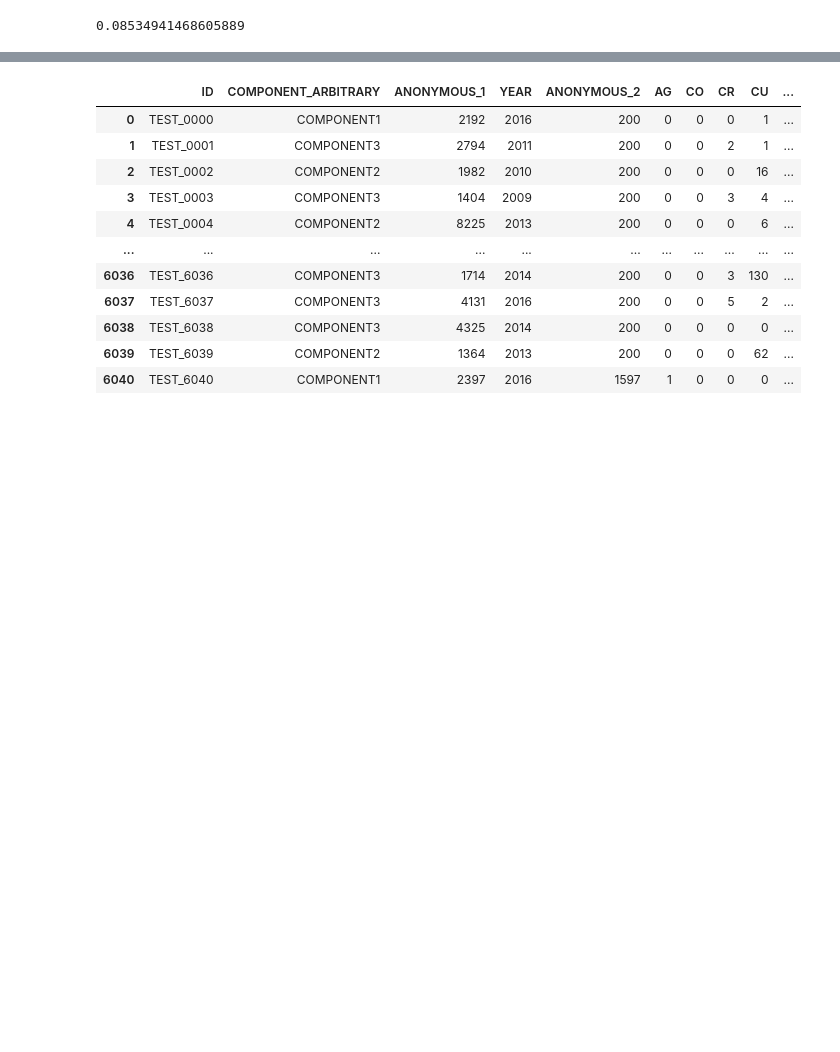
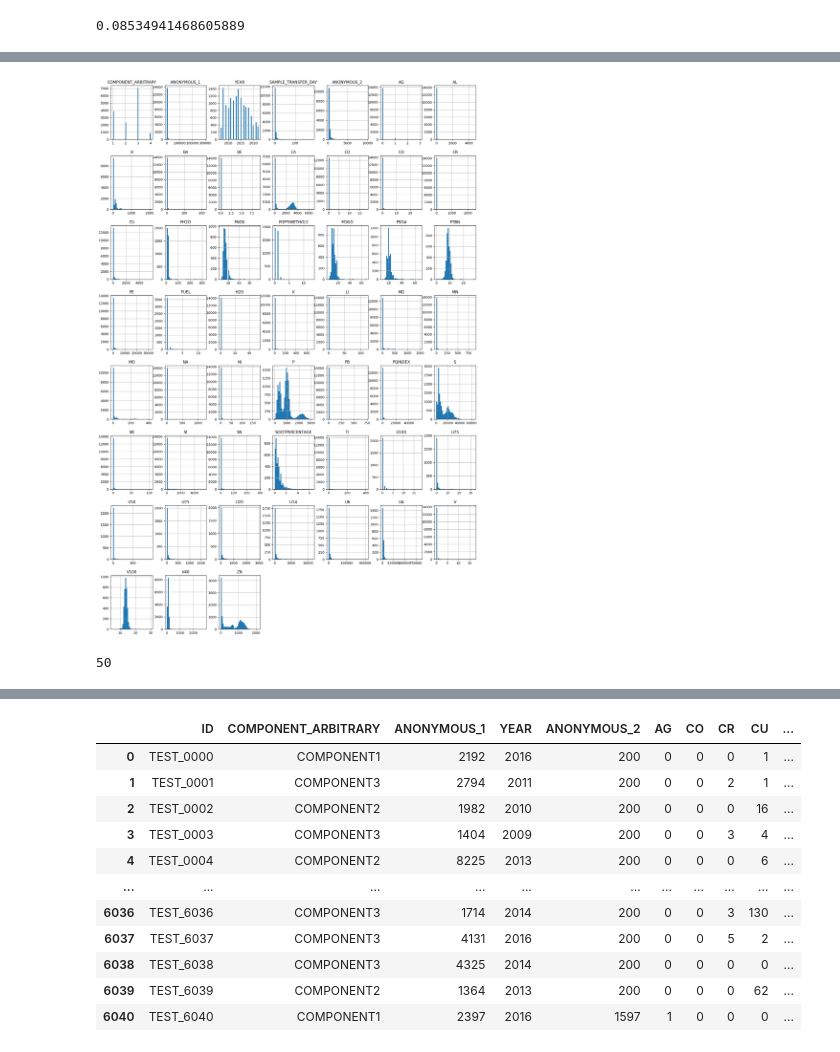
Before and after one commit to whatsasolo/Oil-status-classification-of-construction-machinery, a Jupyter notebook: main.ipynb, the cells around one changed output, grey strips where cells are left out. Drawn from its saved outputs; the diff is of its cells as text; code cells hidden in the pictures; blank space fills up the shorter version.

Commit message:
FEAT: Check outlier

```diff
--- a/main.ipynb
+++ b/main.ipynb
@@ -160,0 +123,13 @@ memory usage: 5.8+ MB
+# %%
+df[df.columns[1:-1]].hist(bins = 40, figsize=(20,30))
+plt.show()
+# %% [output]
+[figure, added]
+# %%
+outlier_col = ['ANONYMOUS_1','SAMPLE_TRANSFER_DAY', 'ANONYMOUS_2', 'AG', 'AL', 'B', 'BA', 'BE', 'CA','CD',
+                'CO', 'CR', 'CU', 'FH2O', 'FNOX', 'FOPTIMETHGLY', 'FOXID', 'FSO4','FTBN', 'FE', 'FUEL', 'H2O',
+                'K', 'LI', 'MG', 'MN', 'MO', 'NA', 'NI','P', 'PB', 'PQINDEX', 'S', 'SB', 'SI', 'SN', 'SOOTPERCENTAGE',
+                'TI','U100', 'U75', 'U50', 'U25', 'U20', 'U14', 'U6', 'U4', 'V', 'V100','V40', 'ZN']
+len(outlier_col)
+# %% [output]
+50
```
Also changed, not shown: parts of 18 cells of this notebook.
